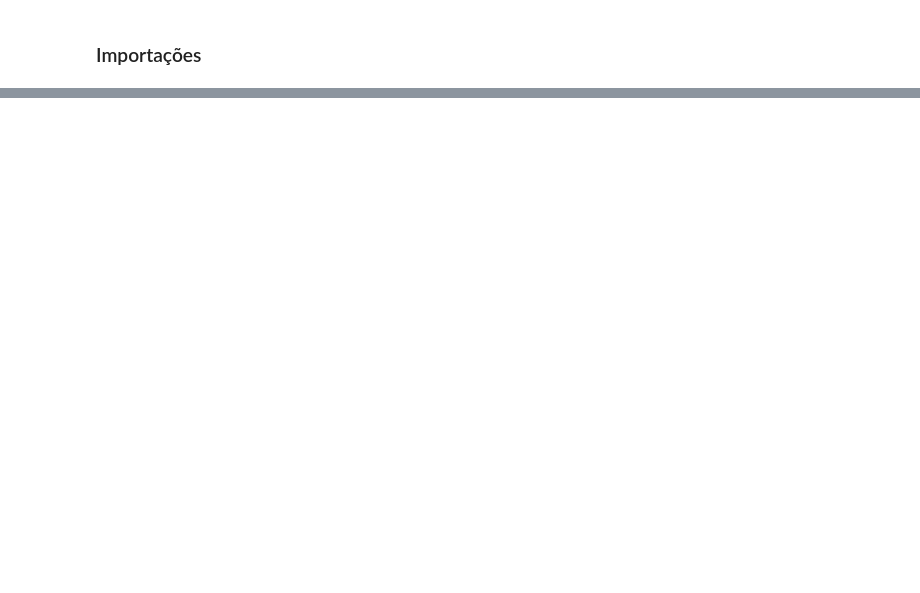
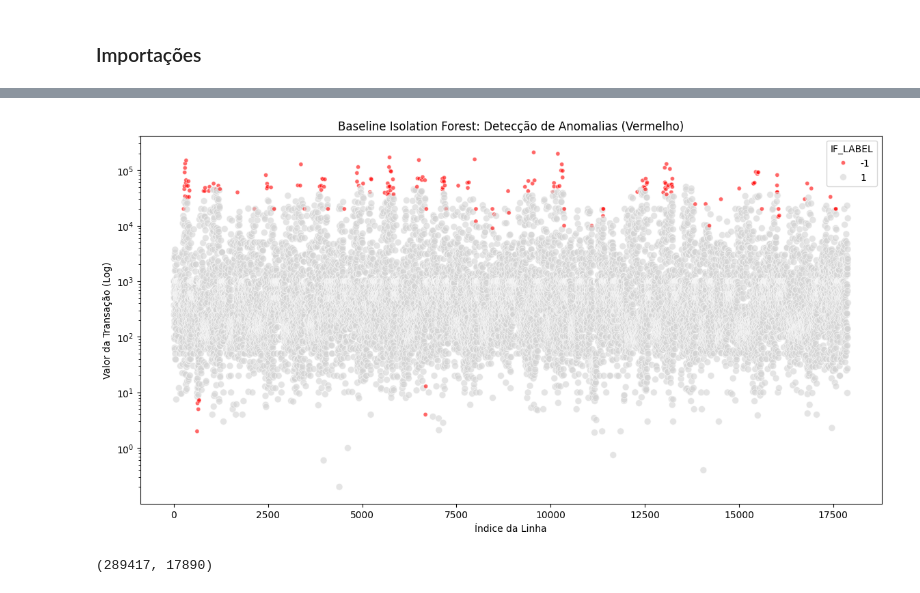
Before and after one commit to JSDA1102/Projeto-Jacurutu, a Jupyter notebook: notebooks/Baseline Isolation Forest.ipynb, the cells around one changed output, grey strips where cells are left out. Cells and saved outputs as stored; diff of their text form; code cells hidden in the pictures; blank space fills up the shorter version.

```diff
--- a/notebooks/Baseline Isolation Forest.ipynb
+++ b/notebooks/Baseline Isolation Forest.ipynb
@@ -154,0 +93,6 @@ suspeitas[['VALOR TRANSAÇÃO']].describe()
+# %%
+iso1 = IsolationForest(contamination=0.01, random_state=42)
+
+iso1.fit(X_scaled_sigiloso1)
+df_clean_sigiloso1['IF_LABEL'] = iso1.predict(X_scaled_sigiloso1)
+df_clean_sigiloso1['IF_SCORE'] = iso1.score_samples(X_scaled_sigiloso1)
@@ -174,0 +147,25 @@ plt.show()
+# %%
+df_plot = df_clean_sigiloso1.reset_index()
+
+plt.figure(figsize=(14, 7))
+sns.scatterplot(
+    data=df_plot,
+    x=df_plot.index,
+    y='VALOR TRANSAÇÃO',
+    hue='IF_LABEL',
+    palette={1: 'lightgrey', -1: 'red'},
+    alpha=0.6,
+    size='IF_LABEL',
+    sizes=(20, 50)
+)
+plt.yscale('log')
+plt.title('Baseline Isolation Forest: Detecção de Anomalias (Vermelho)')
+plt.ylabel('Valor da Transação (Log)')
+plt.xlabel('Índice da Linha')
+plt.show()
+# %% [output]
+[figure, added]
+# %%
+len(df_clean_sigiloso0), len(df_clean_sigiloso1)
+# %% [output]
+(289417, 17890)
```
Also changed, not shown: parts of 35 cells of this notebook, 3 other files.
